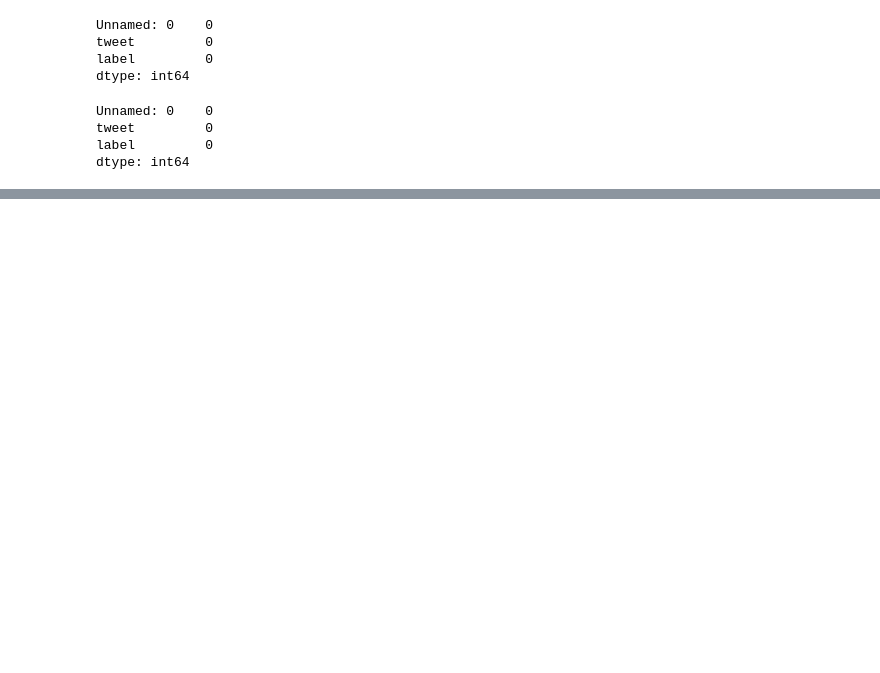
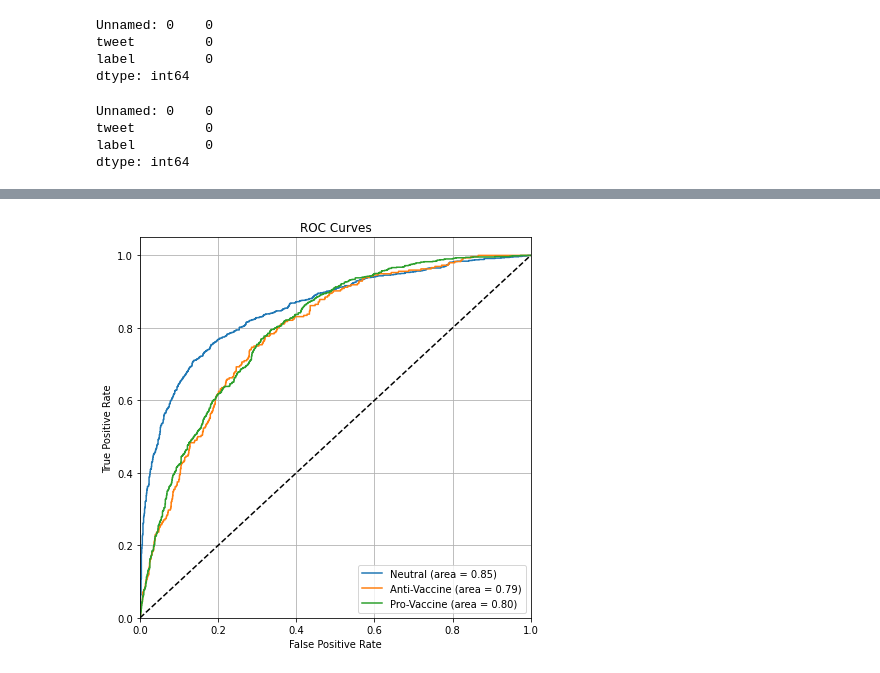
Before and after one commit to pspanoudakis/Machine-Learning-NLP, a Jupyter notebook: project2/TestNN.ipynb, the cells around one changed output, grey strips where cells are left out. Drawn from its saved outputs; the diff is of its cells as text; code cells hidden in the pictures; blank space fills up the shorter version.

```diff
--- a/project2/TestNN.ipynb
+++ b/project2/TestNN.ipynb
@@ -110,0 +359,5 @@ vectorizeTweet('the 68 world', customPreprocessor, wordVectors, dimensions)
+# %%
+rocScores = createRocCurves(validLabels, validOutput)
+plotRocCurves(*rocScores)
+# %% [output]
+[figure, added]
```
Also changed, not shown: parts of 38 cells of this notebook, 1 other file.
